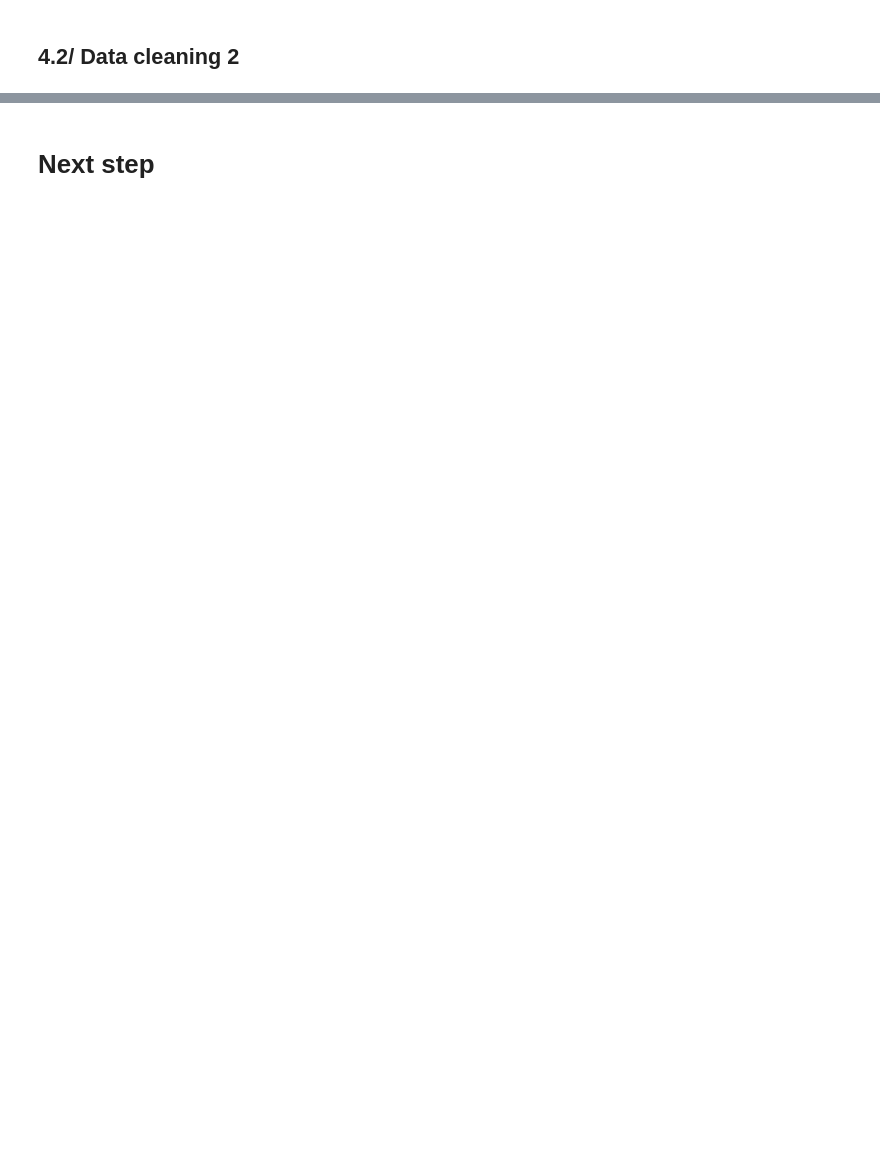
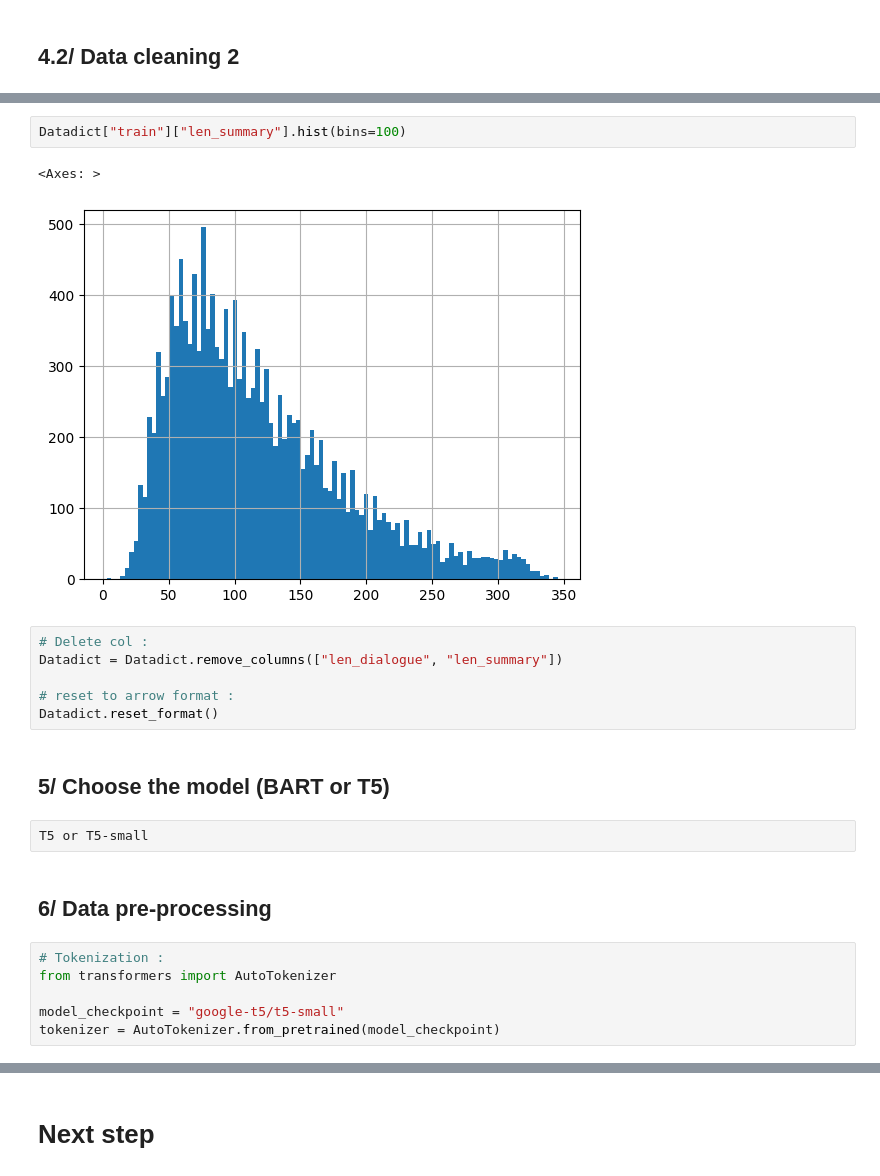
Before and after one commit to RomainPen/Text_summarization, a Jupyter notebook: Notebook/TXTsum_notebook.ipynb, the cells around one changed output, grey strips where cells are left out. Cells and saved outputs as stored; diff of their text form; blank space fills up the shorter version.

```diff
--- a/Notebook/TXTsum_notebook.ipynb
+++ b/Notebook/TXTsum_notebook.ipynb
@@ -145,0 +274,23 @@ DatasetDict({
+# %%
+Datadict["train"]["len_summary"].hist(bins=100)
+# %% [output]
+<Axes: >
+[figure, added]
+# %%
+# Delete col :
+Datadict = Datadict.remove_columns(["len_dialogue", "len_summary"])
+
+# reset to arrow format :
+Datadict.reset_format()
+# %% [markdown]
+## 5/ Choose the model (BART or T5)
+# %% [raw]
+T5 or T5-small
+# %% [markdown]
+## 6/ Data pre-processing
+# %%
+# Tokenization :
+from transformers import AutoTokenizer
+
+model_checkpoint = "google-t5/t5-small"
+tokenizer = AutoTokenizer.from_pretrained(model_checkpoint)
```
Also changed, not shown: parts of 27 cells of this notebook, 3 other files.
